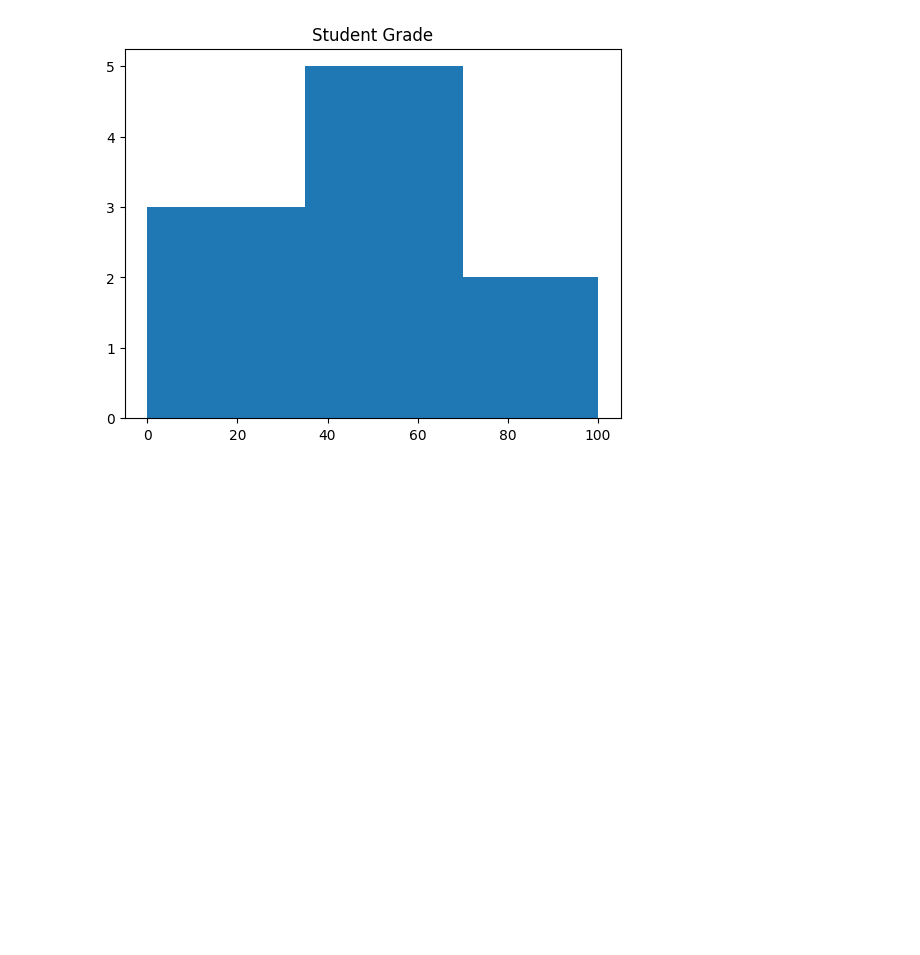
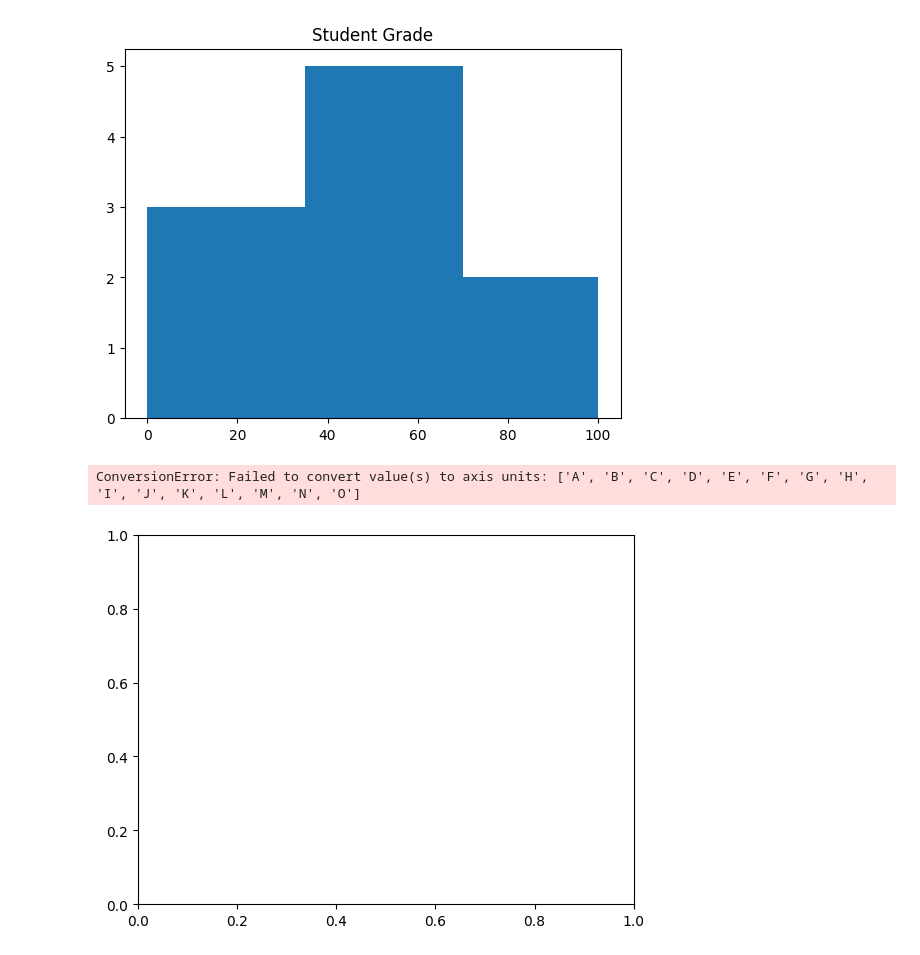
Before and after one commit to anbanshayan/Matplotlib, a Jupyter notebook: matplotlib13.ipynb, the cells around one changed output. Drawn from its saved outputs; the diff is of its cells as text; code cells hidden in the pictures; blank space fills up the shorter version.

Commit message:
histogram began with sample exercise2

```diff
--- a/matplotlib13.ipynb
+++ b/matplotlib13.ipynb
@@ -11,3 +11,11 @@ plt.hist(marks,grade_intervals)
 plt.show()
 # %% [output]
 [figure]
+# %%
+score =[45,78,62,89,55,91,72,68,83,59,77,48,95,66,80]
+students = ['A','B','C','D','E','F','G','H','I','J','K','L','M','N','O']
+plt.hist(score,students)
+plt.show()
+# %% [output]
+ConversionError: Failed to convert value(s) to axis units: ['A', 'B', 'C', 'D', 'E', 'F', 'G', 'H', 'I', 'J', 'K', 'L', 'M', 'N', 'O']
+[figure, added]
```
Also changed, not shown: parts of 2 cells of this notebook.
